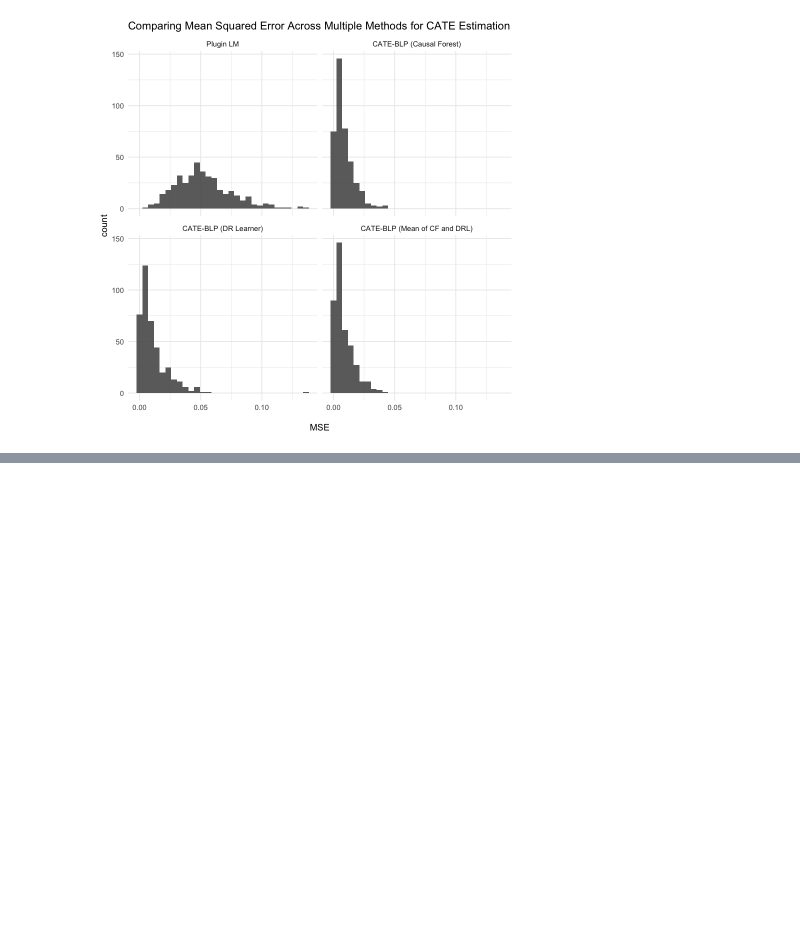
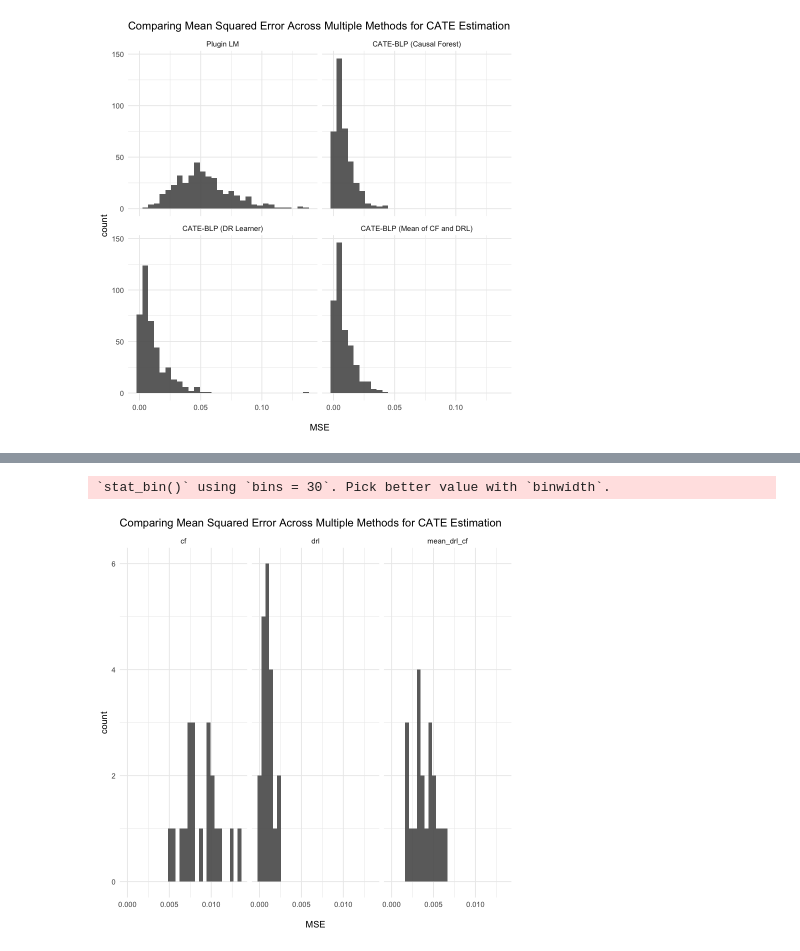
Before and after one commit to christophergandrud/blpopt, a Jupyter notebook: notebooks/compare-cate-blp-with-naive-lm.ipynb, the cells around one changed output, grey strips where cells are left out. Cells and saved outputs as stored; diff of their text form; code cells hidden in the pictures; blank space fills up the shorter version.

Commit message:
add comparision using TAU=0 from Kennedy 2022

```diff
--- a/notebooks/compare-cate-blp-with-naive-lm.ipynb
+++ b/notebooks/compare-cate-blp-with-naive-lm.ipynb
@@ -159,0 +162,35 @@ ggplot(df_mse, aes(value)) +
+# %%
+nsim <- 20
+expit <- function(x){ exp(x)/(1+exp(x)) }; logit <- function(x){ log(x/(1-x)) }
+method_names <- c("cf", "drl", "mean_drl_cf")
+results_mse_high <- data.frame(matrix(nrow=nsim,ncol=length(method_names)))
+colnames(results_mse_high) <- method_names
+n <- 4*2000
+d <- 500
+alpha <- d/10
+beta <- alpha
+# %%
+for (i in 1:nsim) {
+    ## simulate data
+    s <- sort(rep(1:4,n/4))
+    x <- matrix(rnorm(n*d), n, d)
+    mu0 <- expit(as.numeric(x %*% rep(c(1, 0), c(beta,d-beta)))/sqrt(beta/1))
+    ps <- expit(as.numeric(x %*% rep(c(1, 0), c(alpha,d-alpha)))/sqrt(alpha/0.25))
+    TAU <- 0
+    mu1 <- mu0 + TAU
+    w <- rbinom(n,1,ps)
+    y <- rbinom(n,1,a*mu1+(1-a)*mu0)
+
+    # CATE-BLP
+    cf <- causal_forest(x, y, w)
+    blp_cf <- cate_blp(cf, x[, 3])
+    blp_cf_pred <- predict(blp_cf)
+
+    drl <- dr_learner(x, y, w, family = "binomial")
+    blp_drl <- cate_blp(drl, x[, 3])
+    blp_drl_pred <- predict(blp_drl)
+
+    results_mse_high$drl[i] <- mean((blp_drl_pred$predicted - TAU)^2)
+    results_mse_high$cf[i] <- mean((blp_cf_pred$predicted - TAU)^2)
+    results_mse_high$mean_drl_cf[i] <- mean( ((blp_drl_pred$predicted + blp_cf_pred$predicted)/2 - TAU)^2)
+}
@@ -159,0 +214,10 @@ ggplot(df_mse, aes(value)) +
+# %%
+df_mse_high <- pivot_longer(results_mse_high, cols = 1:3)
+ggplot(df_mse_high, aes(value)) +
+    facet_wrap(.~name) +
+    geom_histogram(alpha = 0.9) +
+    xlab("\nMSE") +
+    ggtitle("Comparing Mean Squared Error Across Multiple Methods for CATE Estimation")
+# %% [output]
+`stat_bin()` using `bins = 30`. Pick better value with `binwidth`.
+[figure, added]
```
Also changed, not shown: parts of 3 cells of this notebook.
